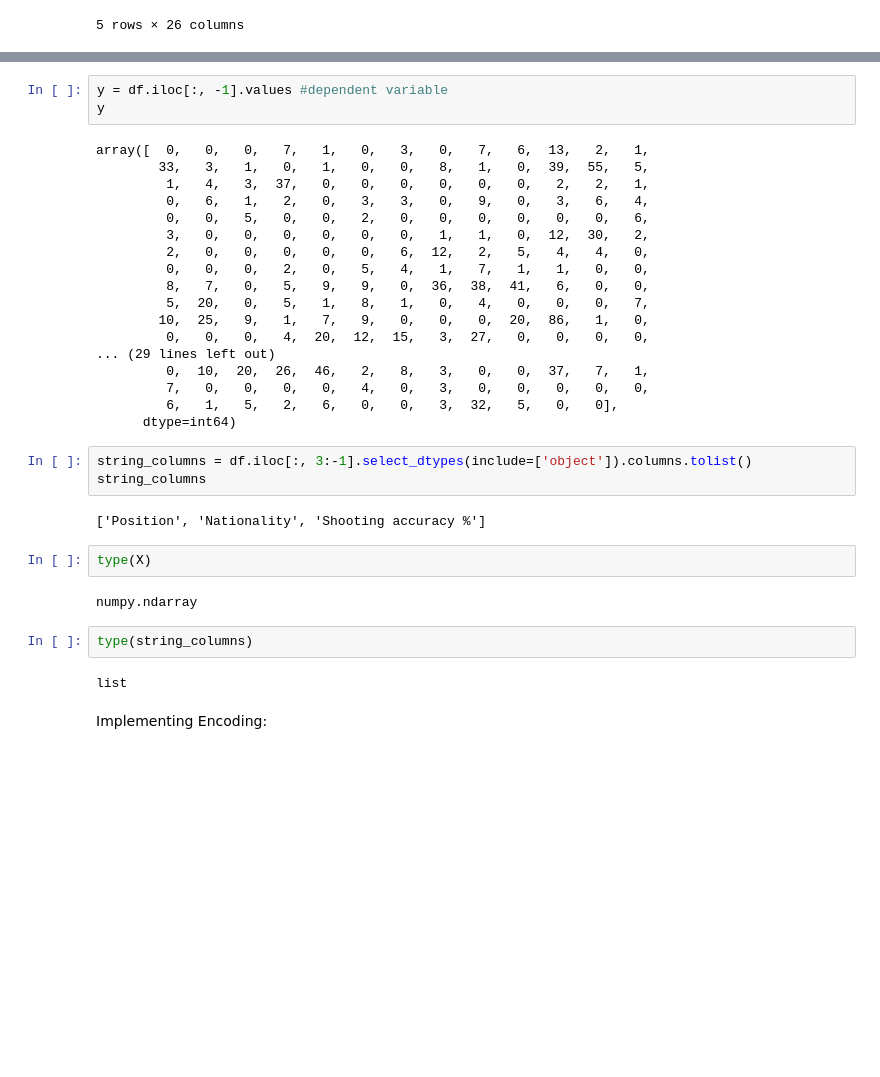
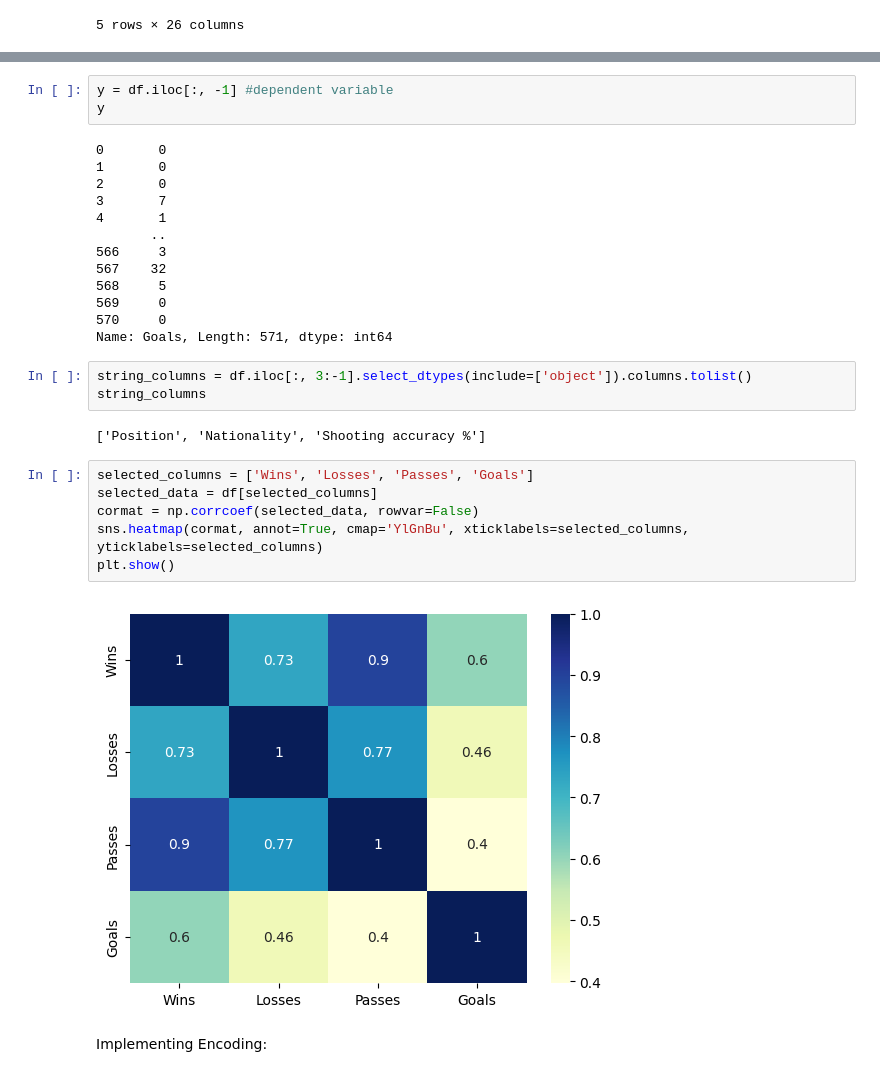
Before and after one commit to devishi-r/Goal-Prediction, a Jupyter notebook: prediction.ipynb, the cells around one changed output, grey strips where cells are left out. Cells and saved outputs as stored; diff of their text form; blank space fills up the shorter version.

```diff
--- a/prediction.ipynb
+++ b/prediction.ipynb
@@ -38,37 +52,32 @@ array([['Goalkeeper', 'Germany', 28.0, ..., 0, 0, 0.0],
 # %%
-y = df.iloc[:, -1].values #dependent variable
+y = df.iloc[:, -1] #dependent variable
 y
 # %% [output]
-array([  0,   0,   0,   7,   1,   0,   3,   0,   7,   6,  13,   2,   1,
-        33,   3,   1,   0,   1,   0,   0,   8,   1,   0,  39,  55,   5,
-         1,   4,   3,  37,   0,   0,   0,   0,   0,   0,   2,   2,   1,
-         0,   6,   1,   2,   0,   3,   3,   0,   9,   0,   3,   6,   4,
-         0,   0,   5,   0,   0,   2,   0,   0,   0,   0,   0,   0,   6,
-         3,   0,   0,   0,   0,   0,   0,   1,   1,   0,  12,  30,   2,
-         2,   0,   0,   0,   0,   0,   6,  12,   2,   5,   4,   4,   0,
-         0,   0,   0,   2,   0,   5,   4,   1,   7,   1,   1,   0,   0,
-         8,   7,   0,   5,   9,   9,   0,  36,  38,  41,   6,   0,   0,
-         5,  20,   0,   5,   1,   8,   1,   0,   4,   0,   0,   0,   7,
-        10,  25,   9,   1,   7,   9,   0,   0,   0,  20,  86,   1,   0,
-         0,   0,   0,   4,  20,  12,  15,   3,  27,   0,   0,   0,   0,
-... (29 lines left out)
-         0,  10,  20,  26,  46,   2,   8,   3,   0,   0,  37,   7,   1,
-         7,   0,   0,   0,   0,   4,   0,   3,   0,   0,   0,   0,   0,
-         6,   1,   5,   2,   6,   0,   0,   3,  32,   5,   0,   0],
-      dtype=int64)
+0       0
+1       0
+2       0
+3       7
+4       1
+       ..
+566     3
+567    32
+568     5
+569     0
+570     0
+Name: Goals, Length: 571, dtype: int64
 # %%
 string_columns = df.iloc[:, 3:-1].select_dtypes(include=['object']).columns.tolist()
 string_columns
 # %% [output]
 ['Position', 'Nationality', 'Shooting accuracy %']
-# %%
-type(X)
-# %% [output]
-numpy.ndarray
-# %%
-type(string_columns)
-# %% [output]
-list
+# %%
+selected_columns = ['Wins', 'Losses', 'Passes', 'Goals']
+selected_data = df[selected_columns]
+cormat = np.corrcoef(selected_data, rowvar=False)
+sns.heatmap(cormat, annot=True, cmap='YlGnBu', xticklabels=selected_columns, yticklabels=selected_columns)
+plt.show()
+# %% [output]
+[figure, added]
 # %% [markdown]
 Implementing Encoding:
 # %%
```
Also changed, not shown: parts of 21 cells of this notebook, 1 other file.
